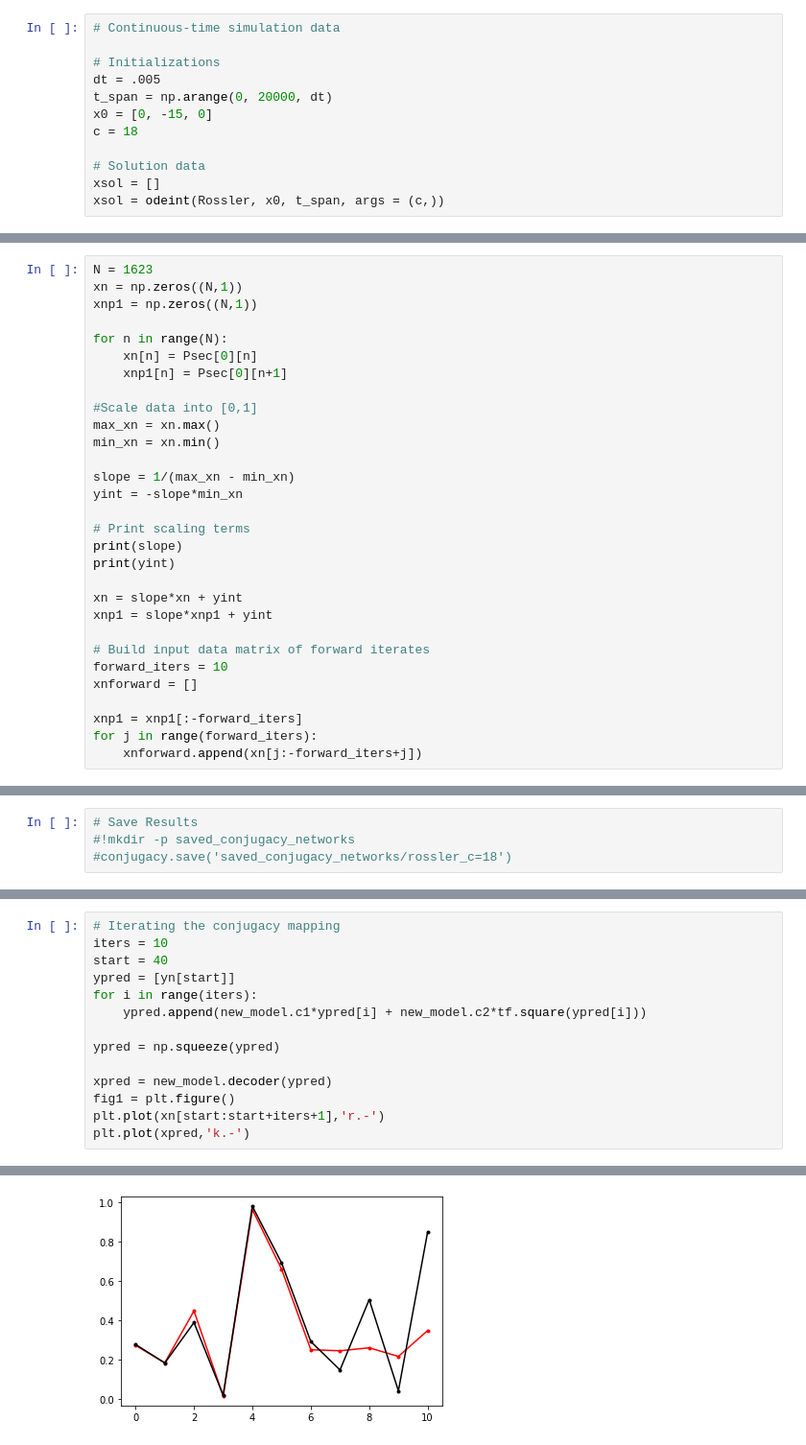
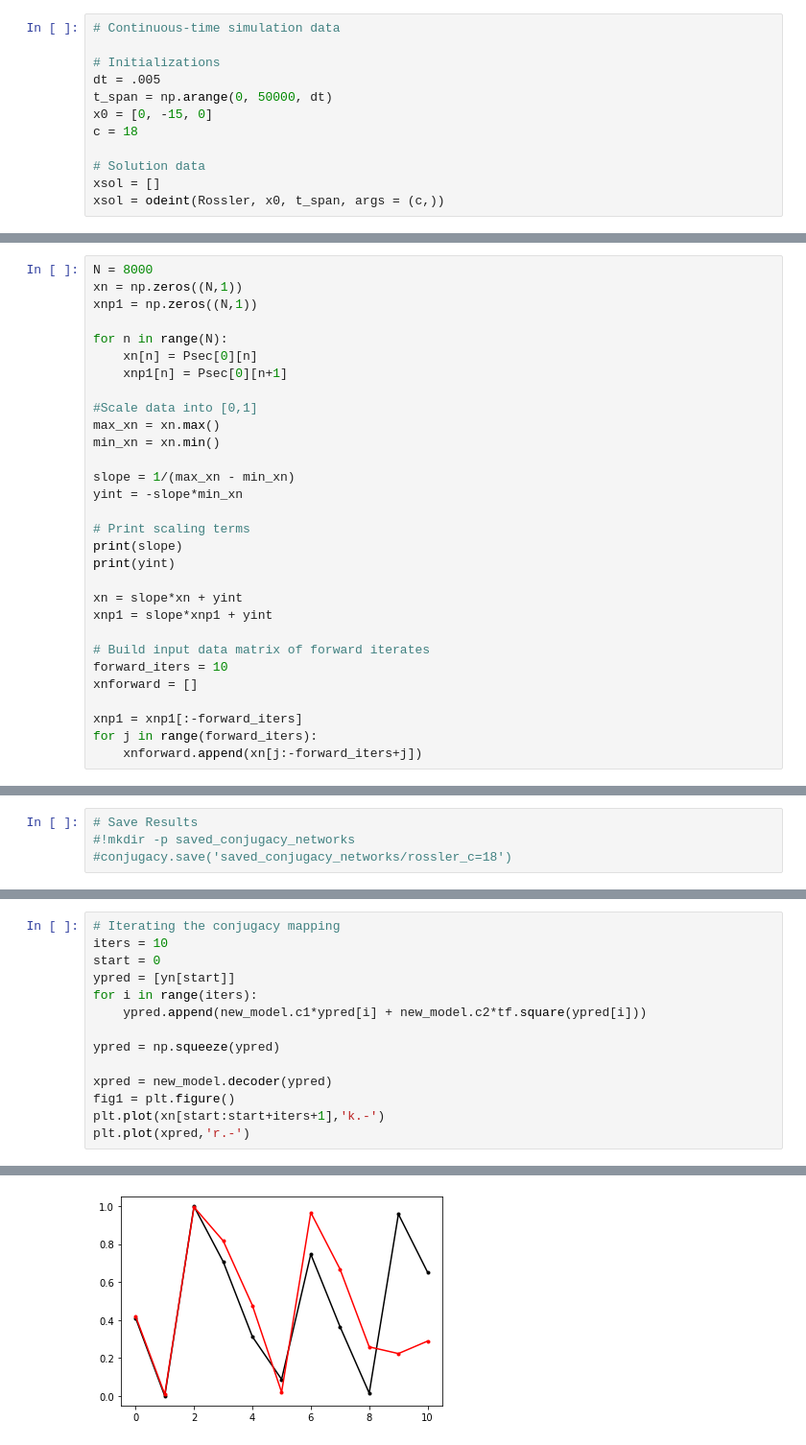
Before and after one commit to jbramburger/DataDrivenDynSyst, a Jupyter notebook: Autoencoder Neural Networks/Rossler_conj.ipynb, the cells around one changed output, grey strips where cells are left out. Shown at 96% size. Cells and saved outputs as stored; diff of their text form.

```diff
--- a/Autoencoder Neural Networks/Rossler_conj.ipynb
+++ b/Autoencoder Neural Networks/Rossler_conj.ipynb
@@ -22,7 +22,7 @@ def Rossler(x,t,c = 18):
 
 # Initializations
 dt = .005
-t_span = np.arange(0, 20000, dt)
+t_span = np.arange(0, 50000, dt)
 x0 = [0, -15, 0]
 c = 18
 
@@ -50,7 +50,7 @@ for m in range(len(temp)-1):
         count = count + 1
 Psec.append(np.array(temp[1:count]))
 # %%
-N = 1623
+N = 8000
 xn = np.zeros((N,1))
 xnp1 = np.zeros((N,1))
 
@@ -334,17 +335,17 @@ Trainable params: 1,204
 # %%
 # Iterating the conjugacy mapping
 iters = 10
-start = 40
+start = 0
 ypred = [yn[start]]
 for i in range(iters):
     ypred.append(new_model.c1*ypred[i] + new_model.c2*tf.square(ypred[i]))
 
 ypred = np.squeeze(ypred)
 
 xpred = new_model.decoder(ypred)
 fig1 = plt.figure()
-plt.plot(xn[start:start+iters+1],'r.-')
-plt.plot(xpred,'k.-')
+plt.plot(xn[start:start+iters+1],'k.-')
+plt.plot(xpred,'r.-')
 # %% [output]
 [<matplotlib.lines.Line2D at 0x...>]
-[figure, old version]
+[figure, new version]
```
Also changed, not shown: parts of 5 cells of this notebook, 9 other files.
